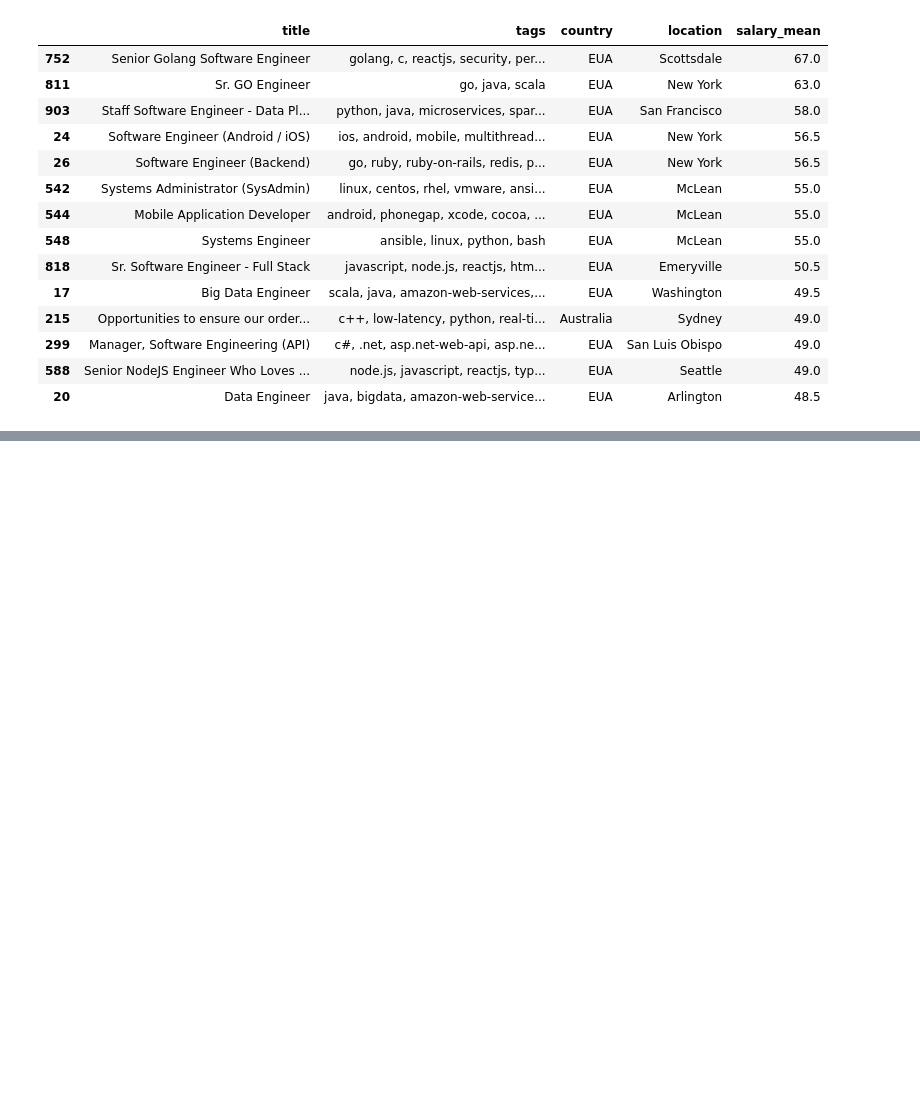
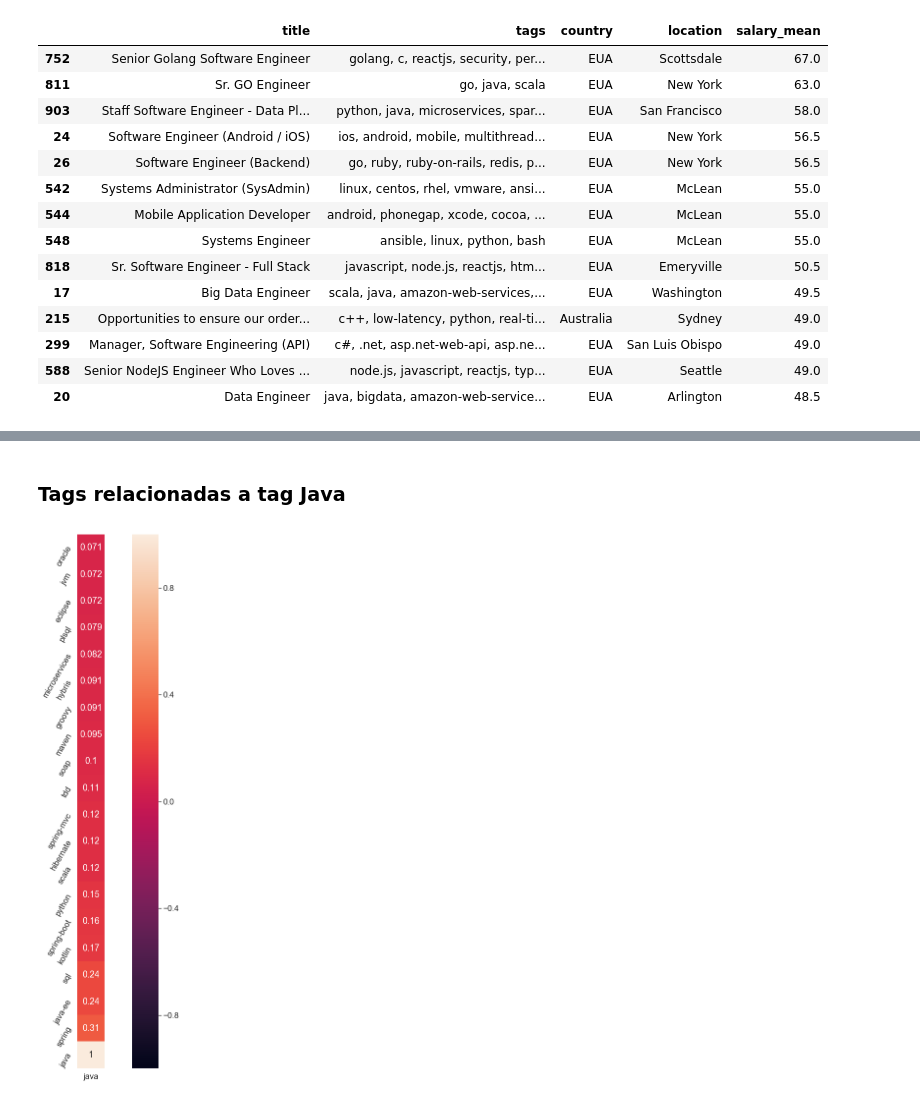
Before and after one commit to GuilhermeDomith/mineracao_de_dados, a Jupyter notebook: 03_coleta_de_dados/analise_stack_overflow_jobs.ipynb, the cells around one changed output, grey strips where cells are left out. Saved outputs shown, nothing was run; the diff lists cells and outputs as text; code cells hidden in the pictures; blank space fills up the shorter version.

```diff
--- a/03_coleta_de_dados/analise_stack_overflow_jobs.ipynb
+++ b/03_coleta_de_dados/analise_stack_overflow_jobs.ipynb
@@ -229,0 +252,6 @@ df_unq_eua[df_unq_eua.salary_mean > 48].sort_values('salary_mean', ascending=Fal
+# %% [markdown]
+### Tags relacionadas a tag Java
+# %%
+correlacao_tag('java');
+# %% [output]
+[figure, added]
```
Also changed, not shown: parts of 14 cells of this notebook, 3 other files.
